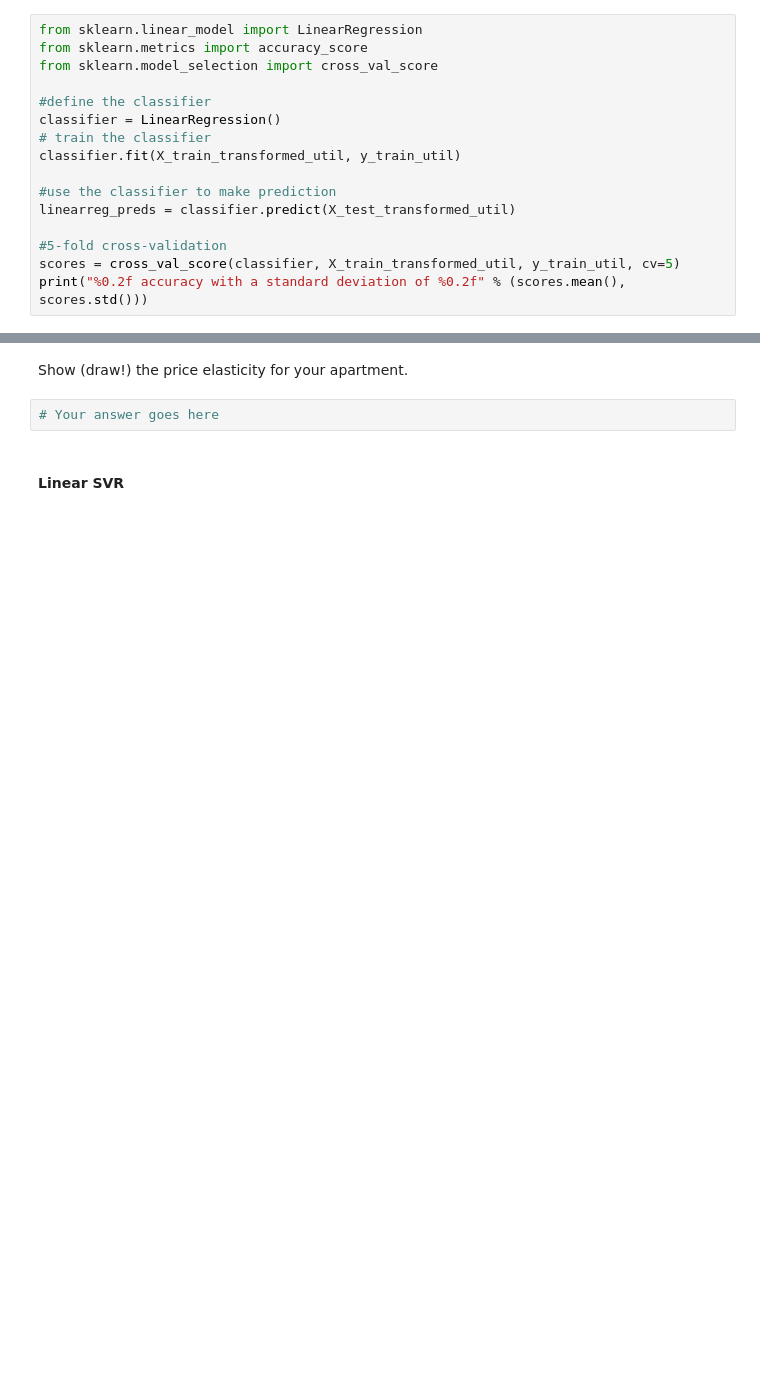
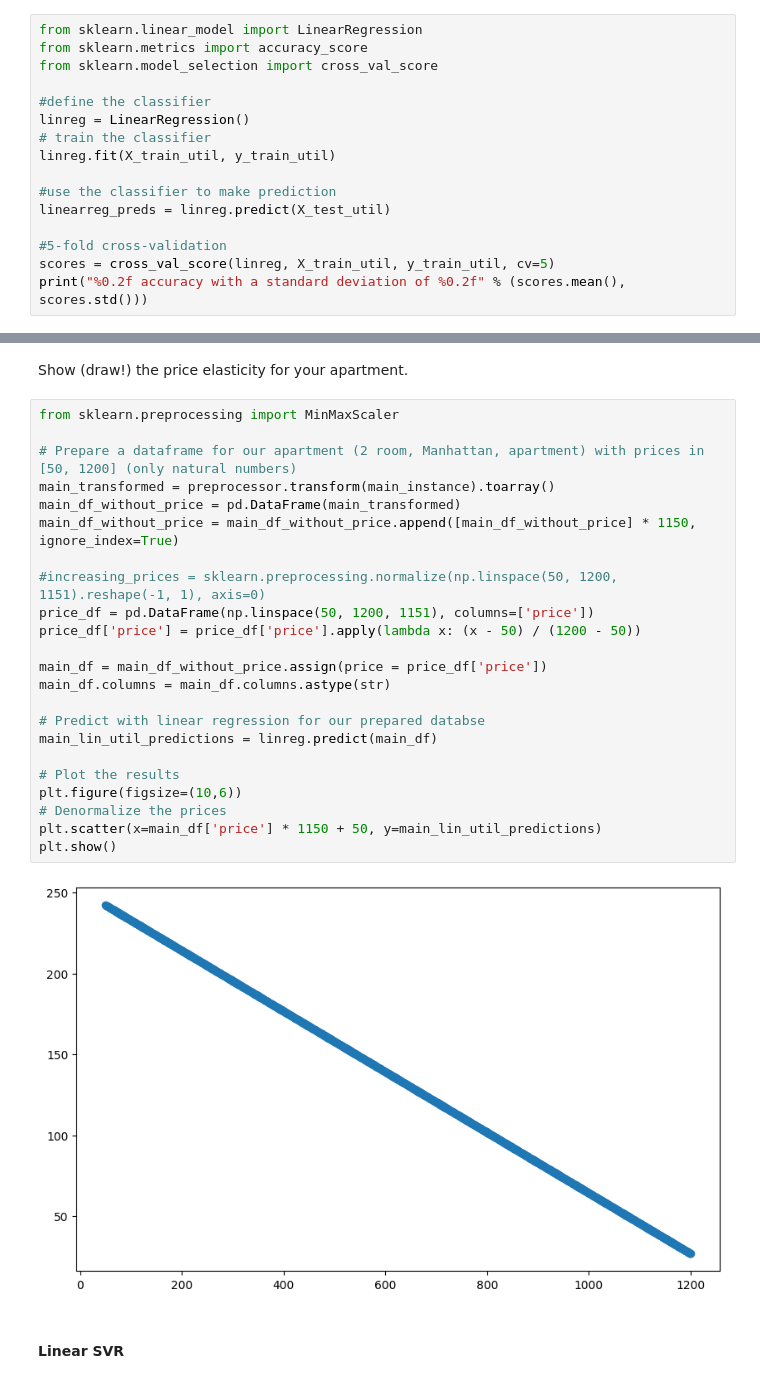
Before and after one commit to victorroferz/Data-Science-RWTH-Course, a Jupyter notebook: assignment_1.ipynb, the cells around one changed output, grey strips where cells are left out. Saved outputs shown, nothing was run; the diff lists cells and outputs as text; blank space fills up the shorter version.

```diff
--- a/assignment_1.ipynb
+++ b/assignment_1.ipynb
@@ -894,15 +885,15 @@ from sklearn.metrics import accuracy_score
 from sklearn.model_selection import cross_val_score
 
 #define the classifier
-classifier = LinearRegression()
+linreg = LinearRegression()
 # train the classifier
-classifier.fit(X_train_transformed_util, y_train_util)
+linreg.fit(X_train_util, y_train_util)
 
 #use the classifier to make prediction
-linearreg_preds = classifier.predict(X_test_transformed_util)
+linearreg_preds = linreg.predict(X_test_util)
 
 #5-fold cross-validation
-scores = cross_val_score(classifier, X_train_transformed_util, y_train_util, cv=5)
+scores = cross_val_score(linreg, X_train_util, y_train_util, cv=5)
 print("%0.2f accuracy with a standard deviation of %0.2f" % (scores.mean(), scores.std()))
 # %% [output]
 0.66 accuracy with a standard deviation of 0.00
@@ -920,7 +911,30 @@ Linear Regression Mean Absolute Error:  35.197956305103524
 # %% [markdown]
 Show (draw!) the price elasticity for your apartment.
 # %%
-# Your answer goes here
+from sklearn.preprocessing import MinMaxScaler
+
+# Prepare a dataframe for our apartment (2 room, Manhattan, apartment) with prices in [50, 1200] (only natural numbers)
+main_transformed = preprocessor.transform(main_instance).toarray()
+main_df_without_price = pd.DataFrame(main_transformed)
+main_df_without_price = main_df_without_price.append([main_df_without_price] * 1150, ignore_index=True)
+
+#increasing_prices = sklearn.preprocessing.normalize(np.linspace(50, 1200, 1151).reshape(-1, 1), axis=0)
+price_df = pd.DataFrame(np.linspace(50, 1200, 1151), columns=['price'])
+price_df['price'] = price_df['price'].apply(lambda x: (x - 50) / (1200 - 50))
+
+main_df = main_df_without_price.assign(price = price_df['price'])
+main_df.columns = main_df.columns.astype(str)
+
+# Predict with linear regression for our prepared databse
+main_lin_util_predictions = linreg.predict(main_df)
+
+# Plot the results
+plt.figure(figsize=(10,6))
+# Denormalize the prices
+plt.scatter(x=main_df['price'] * 1150 + 50, y=main_lin_util_predictions)
+plt.show()
+# %% [output]
+[figure, added]
 # %% [markdown]
 #### Linear SVR
 # %% [markdown]
```
Also changed, not shown: parts of 18 cells of this notebook.
